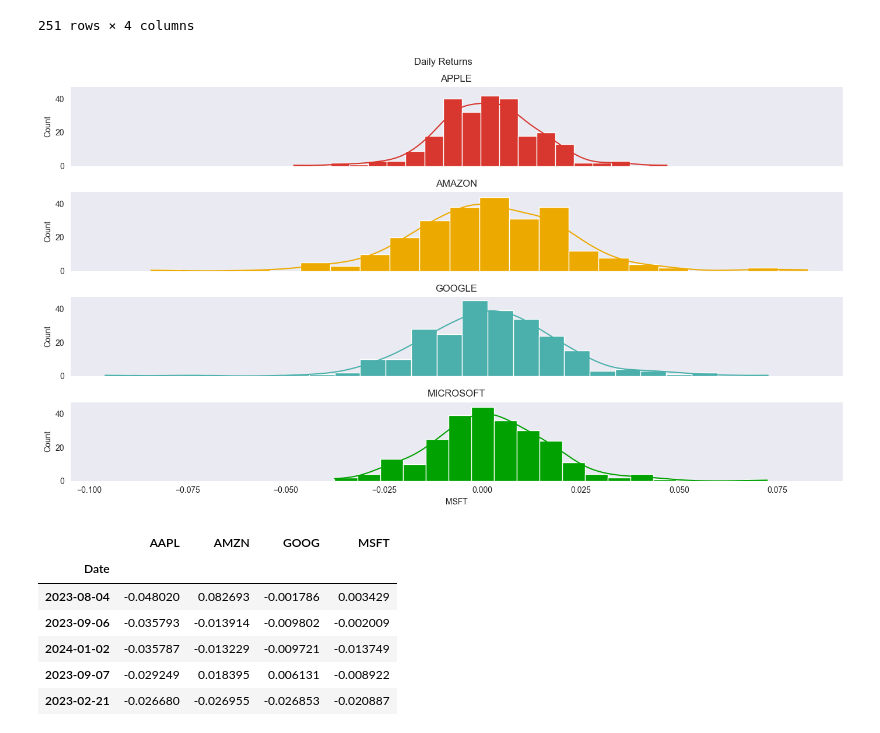
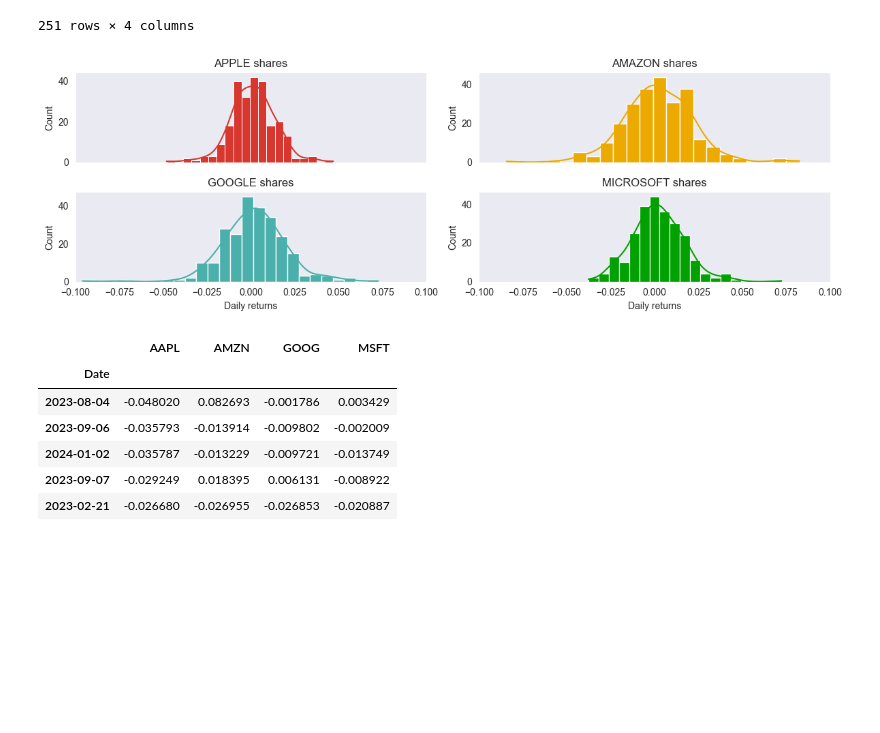
Before and after one commit to kellyle404/Risk_analysis_tech_stocks, a Jupyter notebook: finance.ipynb, the cells around one changed output. Cells and saved outputs as stored; diff of their text form; code cells hidden in the pictures; blank space fills up the shorter version.

```diff
--- a/finance.ipynb
+++ b/finance.ipynb
@@ -122,18 +150,11 @@ plt.ylabel('Closing price');
 # %%
-AAPL['MA 10 days'] = AAPL['Close'].rolling(window = 10).mean()
-AAPL['MA 20 days'] = AAPL['Close'].rolling(window = 20).mean()
-AAPL['MA 50 days'] = AAPL['Close'].rolling(window = 50).mean()
-AMZN['MA 10 days'] = AMZN['Close'].rolling(window = 10).mean()
-AMZN['MA 20 days'] = AMZN['Close'].rolling(window = 20).mean()
-AMZN['MA 50 days'] = AMZN['Close'].rolling(window = 50).mean()
-GOOG['MA 10 days'] = GOOG['Close'].rolling(window = 10).mean()
-GOOG['MA 20 days'] = GOOG['Close'].rolling(window = 20).mean()
-GOOG['MA 50 days'] = GOOG['Close'].rolling(window = 50).mean()
-MSFT['MA 10 days'] = MSFT['Close'].rolling(window = 10).mean()
-MSFT['MA 20 days'] = MSFT['Close'].rolling(window = 20).mean()
-MSFT['MA 50 days'] = MSFT['Close'].rolling(window = 50).mean()
+for stock_symbol in stocks:
+    df = globals()[stock_symbol]
+    df['MA 10 days'] = df['Close'].rolling(window=10).mean()
+    df['MA 20 days'] = df['Close'].rolling(window=20).mean()
+    df['MA 50 days'] = df['Close'].rolling(window=50).mean()
 
-fig, ax = plt.subplots(nrows = 2, ncols = 2, figsize = (14, 6), sharex = True)
+fig, ax = plt.subplots(nrows = 2, ncols = 2, figsize = (12, 4), sharex = True)
 plt.suptitle('Moving averages (trailing 12 months)')
 plt.xlabel('Date')
 
@@ -274,24 +295,36 @@ all_returns
 | 2024-01-23 | 0.006653 | 0.008011 | 0.006567 | 0.006028 |
 251 rows × 4 columns
 # %%
-fig, ax = plt.subplots(nrows = 4, ncols = 1, figsize = (14, 8), sharex = True, sharey = True)
-plt.suptitle('Daily Returns')
+import matplotlib.pyplot as plt
+import seaborn as sns
 
-sns.histplot(data = all_returns['AAPL'], alpha = 1, color = company_colours['AAPL'], kde = True, ax = ax[0])
-ax[0].set_title('APPLE')
+fig, ax = plt.subplots(nrows = 2, ncols = 2, figsize = (12, 4), sharex = True)
+plt.xlim(left = -0.1, right = 0.1)
+plt.ylabel('Count')
 
-sns.histplot(data = all_returns['AMZN'], alpha = 1, color = company_colours['AMZN'], kde = True, ax = ax[1])
-ax[1].set_title('AMAZON')
+plt.subplot(2, 2, 1)
+sns.histplot(data = all_returns['AAPL'], alpha = 1, color = company_colours['AAPL'], kde = True)
+plt.title('APPLE shares')
+plt.xlabel('Daily returns')
 
-sns.histplot(data = all_returns['GOOG'], alpha = 1, color = company_colours['GOOG'], kde = True, ax = ax[2])
-ax[2].set_title('GOOGLE')
+plt.subplot(2, 2, 2)
+sns.histplot(data = all_returns['AMZN'], alpha = 1, color = company_colours['AMZN'], kde = True)
+plt.title('AMAZON shares')
+plt.xlabel('Daily returns')
 
-sns.histplot(data = all_returns['MSFT'], alpha = 1, color = company_colours['MSFT'], kde = True, ax = ax[3])
-ax[3].set_title('MICROSOFT')
+plt.subplot(2, 2, 3)
+sns.histplot(data = all_returns['GOOG'], alpha = 1, color = company_colours['GOOG'], kde = True)
+plt.title('GOOGLE shares')
+plt.xlabel('Daily returns')
+
+plt.subplot(2, 2, 4)
+sns.histplot(data = all_returns['MSFT'], alpha = 1, color = company_colours['MSFT'], kde = True)
+plt.title('MICROSOFT shares')
+plt.xlabel('Daily returns')
 
 plt.tight_layout()
 # %% [output]
-[figure, old version]
+[figure, new version]
 # %%
 all_returns.sort_values(by = 'AAPL')
 # %% [output]
```
Also changed, not shown: parts of 35 cells of this notebook.
